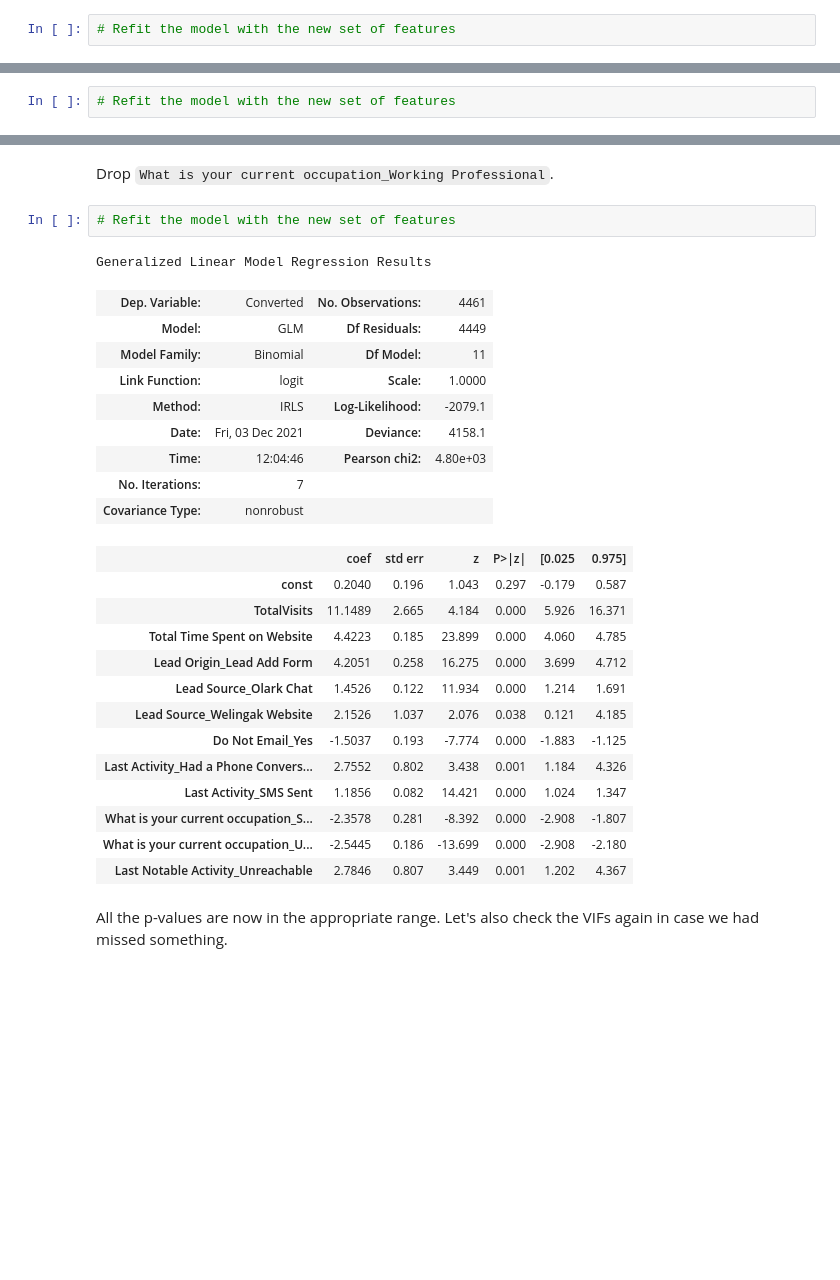
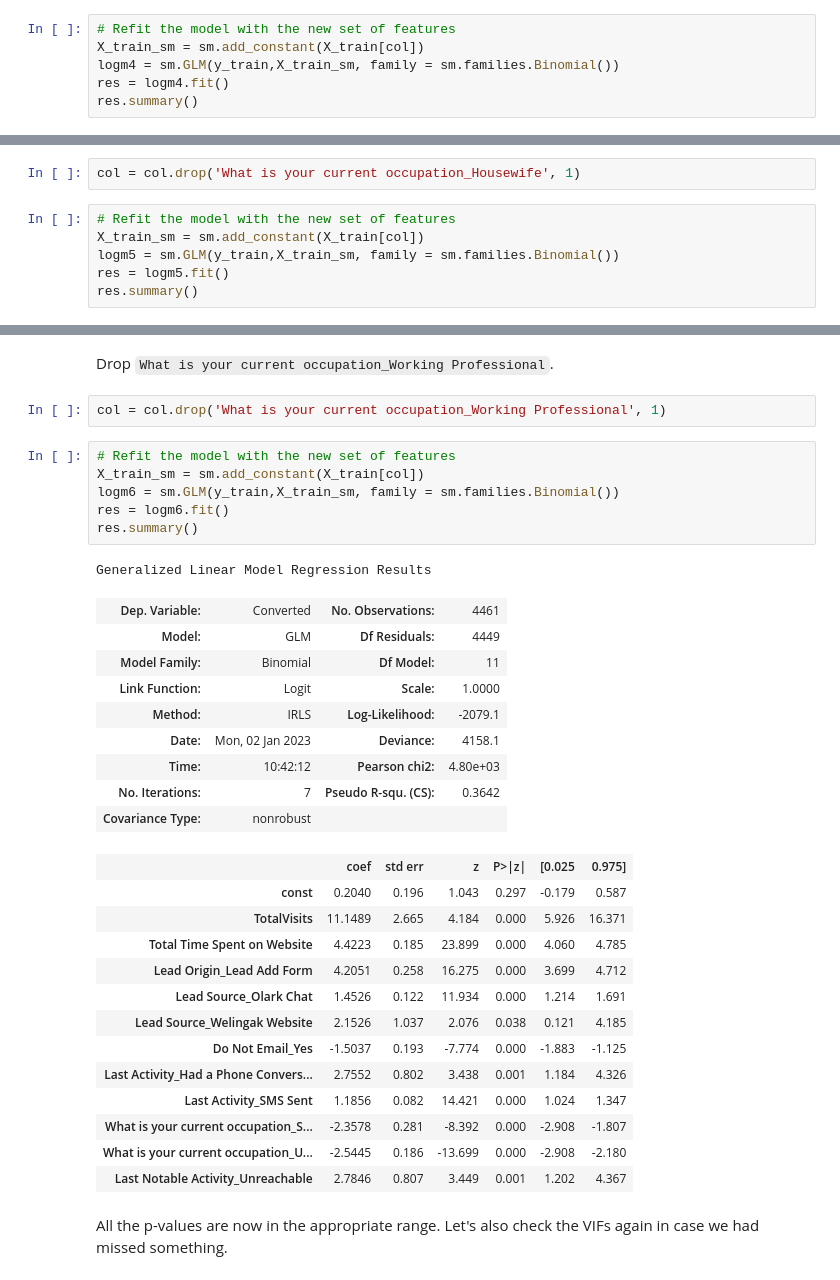
Before and after one commit to agangise/Lead_Score_Case_Study_Upgrad, a Jupyter notebook: Lead Scoring Case Study.ipynb, the cells around one changed output, grey strips where cells are left out. Drawn from its saved outputs; the diff is of its cells as text; blank space fills up the shorter version.

```diff
--- a/Lead Scoring Case Study.ipynb
+++ b/Lead Scoring Case Study.ipynb
@@ -739,5 +693,9 @@ X_train.drop('Last Notable Activity_Had a Phone Conversation', axis = 1, inplace
 # %%
 # Refit the model with the new set of features
+X_train_sm = sm.add_constant(X_train[col])
+logm4 = sm.GLM(y_train,X_train_sm, family = sm.families.Binomial())
+res = logm4.fit()
+res.summary()
 # %% [output]
 Generalized Linear Model Regression Results
 | Dep. Variable: | Converted | No. Observations: | 4461 |
@@ -766,8 +724,14 @@ Generalized Linear Model Regression Results
 | Last Notable Activity_Unreachable | 2.7862 | 0.807 | 3.453 | 0.001 | 1.205 | 4.368 |
 # %% [markdown]
 Drop `What is your current occupation_Housewife`.
+# %%
+col = col.drop('What is your current occupation_Housewife', 1)
 # %%
 # Refit the model with the new set of features
+X_train_sm = sm.add_constant(X_train[col])
+logm5 = sm.GLM(y_train,X_train_sm, family = sm.families.Binomial())
+res = logm5.fit()
+res.summary()
 # %% [output]
 Generalized Linear Model Regression Results
 | Dep. Variable: | Converted | No. Observations: | 4461 |
@@ -795,18 +759,24 @@ Generalized Linear Model Regression Results
 | Last Notable Activity_Unreachable | 2.7834 | 0.807 | 3.448 | 0.001 | 1.201 | 4.365 |
 # %% [markdown]
 Drop `What is your current occupation_Working Professional`.
+# %%
+col = col.drop('What is your current occupation_Working Professional', 1)
 # %%
 # Refit the model with the new set of features
+X_train_sm = sm.add_constant(X_train[col])
+logm6 = sm.GLM(y_train,X_train_sm, family = sm.families.Binomial())
+res = logm6.fit()
+res.summary()
 # %% [output]
 Generalized Linear Model Regression Results
 | Dep. Variable: | Converted | No. Observations: | 4461 |
 | Model: | GLM | Df Residuals: | 4449 |
 | Model Family: | Binomial | Df Model: | 11 |
-| Link Function: | logit | Scale: | 1.0000 |
+| Link Function: | Logit | Scale: | 1.0000 |
 | Method: | IRLS | Log-Likelihood: | -2079.1 |
-| Date: | Fri, 03 Dec 2021 | Deviance: | 4158.1 |
-| Time: | 12:04:46 | Pearson chi2: | 4.80e+03 |
-| No. Iterations: | 7 |  |  |
+| Date: | Mon, 02 Jan 2023 | Deviance: | 4158.1 |
+| Time: | 10:42:12 | Pearson chi2: | 4.80e+03 |
+| No. Iterations: | 7 | Pseudo R-squ. (CS): | 0.3642 |
 | Covariance Type: | nonrobust |  |  |
 |  | coef | std err | z | P>|z| | [0.025 | 0.975] |
 | const | 0.2040 | 0.196 | 1.043 | 0.297 | -0.179 | 0.587 |
```
Also changed, not shown: parts of 144 cells of this notebook.
